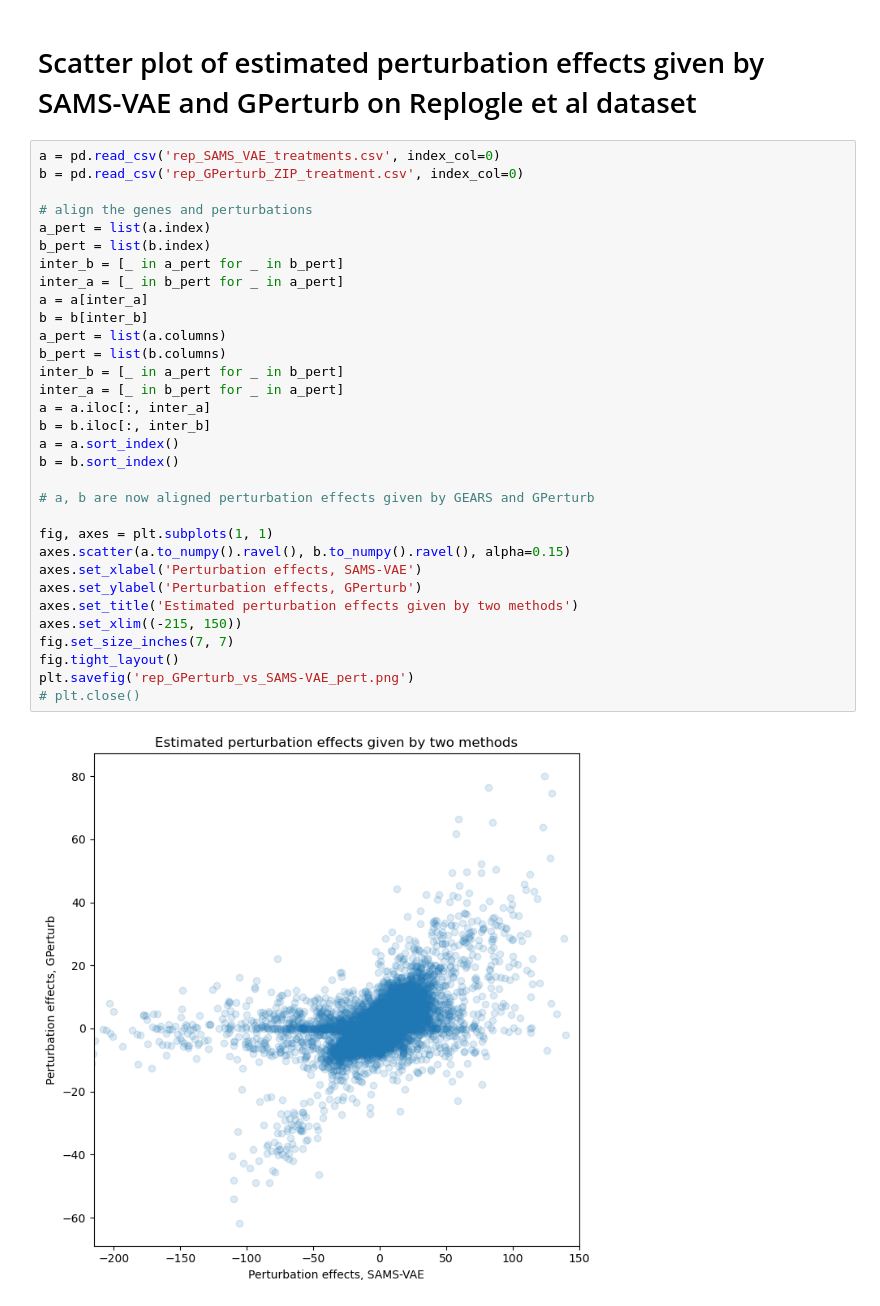
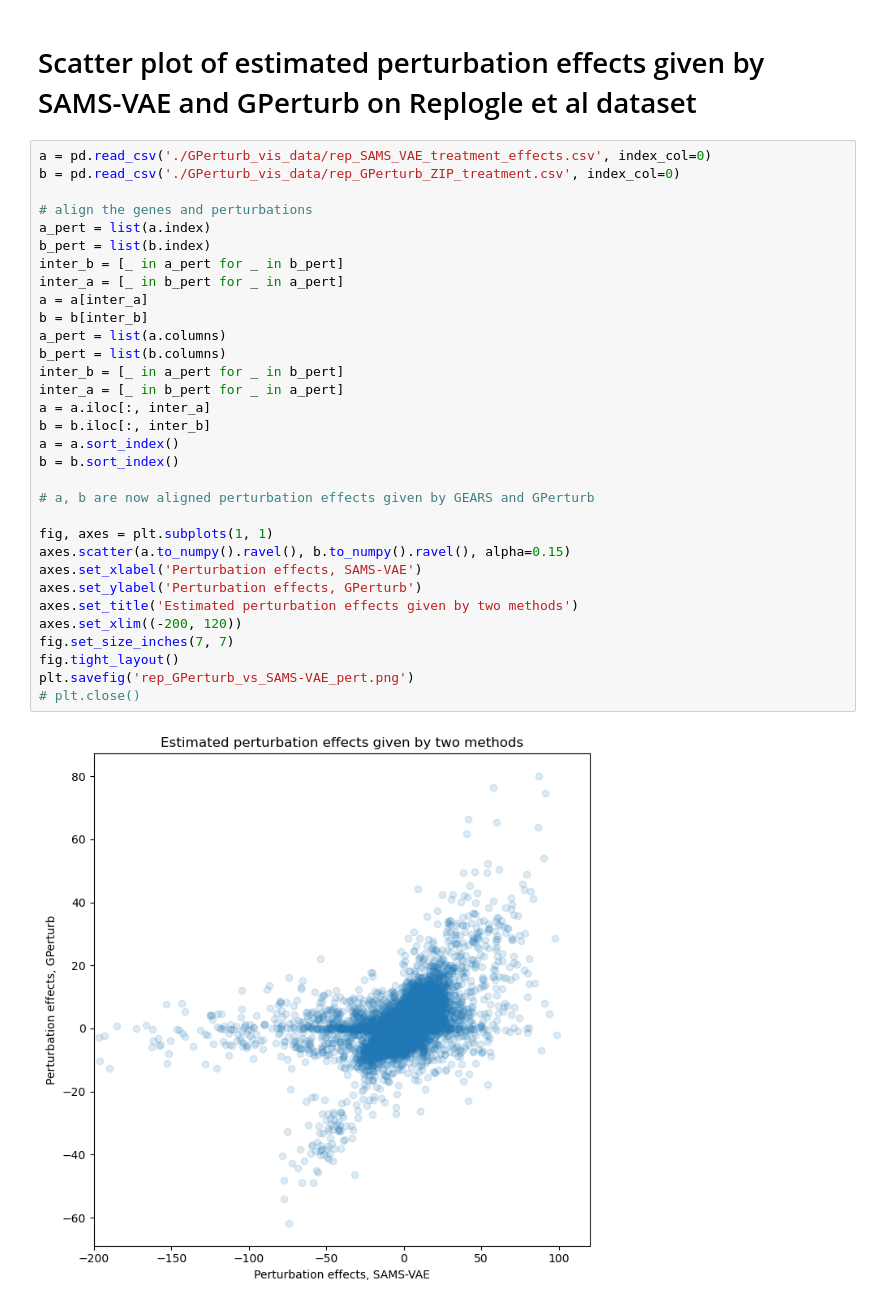
Before and after one commit to hwxing3259/GPerturb, a Jupyter notebook: numerical_examples/extra_figs.ipynb, the cells around one changed output. Drawn from its saved outputs; the diff is of its cells as text.

```diff
--- a/numerical_examples/extra_figs.ipynb
+++ b/numerical_examples/extra_figs.ipynb
@@ -385,36 +385,36 @@ fig.tight_layout()
 # %% [markdown]
 # Scatter plot of estimated perturbation effects given by SAMS-VAE and GPerturb on Replogle et al dataset
 # %%
-a = pd.read_csv('rep_SAMS_VAE_treatments.csv', index_col=0)
-b = pd.read_csv('rep_GPerturb_ZIP_treatment.csv', index_col=0)
+a = pd.read_csv('./GPerturb_vis_data/rep_SAMS_VAE_treatment_effects.csv', index_col=0)
+b = pd.read_csv('./GPerturb_vis_data/rep_GPerturb_ZIP_treatment.csv', index_col=0)
 
 # align the genes and perturbations
 a_pert = list(a.index)
 b_pert = list(b.index)
 inter_b = [_ in a_pert for _ in b_pert]
 inter_a = [_ in b_pert for _ in a_pert]
 a = a[inter_a]
 b = b[inter_b]
 a_pert = list(a.columns)
 b_pert = list(b.columns)
 inter_b = [_ in a_pert for _ in b_pert]
 inter_a = [_ in b_pert for _ in a_pert]
 a = a.iloc[:, inter_a]
 b = b.iloc[:, inter_b]
 a = a.sort_index()
 b = b.sort_index()
 
 # a, b are now aligned perturbation effects given by GEARS and GPerturb
 
 fig, axes = plt.subplots(1, 1)
 axes.scatter(a.to_numpy().ravel(), b.to_numpy().ravel(), alpha=0.15)
 axes.set_xlabel('Perturbation effects, SAMS-VAE')
 axes.set_ylabel('Perturbation effects, GPerturb')
 axes.set_title('Estimated perturbation effects given by two methods')
-axes.set_xlim((-215, 150))
+axes.set_xlim((-200, 120))
 fig.set_size_inches(7, 7)
 fig.tight_layout()
 plt.savefig('rep_GPerturb_vs_SAMS-VAE_pert.png')
 # plt.close()
 # %% [output]
-[figure, old version]
+[figure, new version]
```
Also changed, not shown: parts of 8 cells of this notebook.
